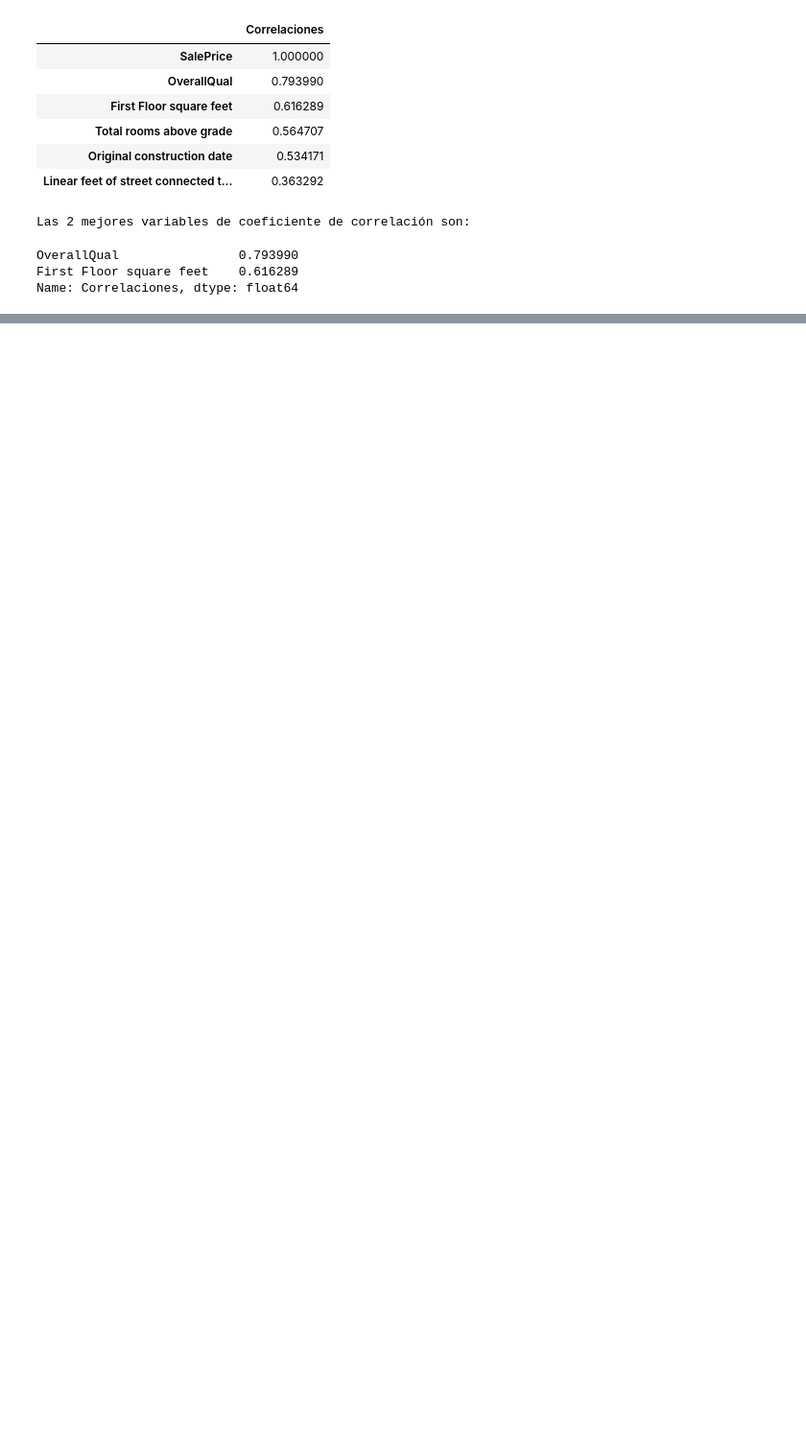
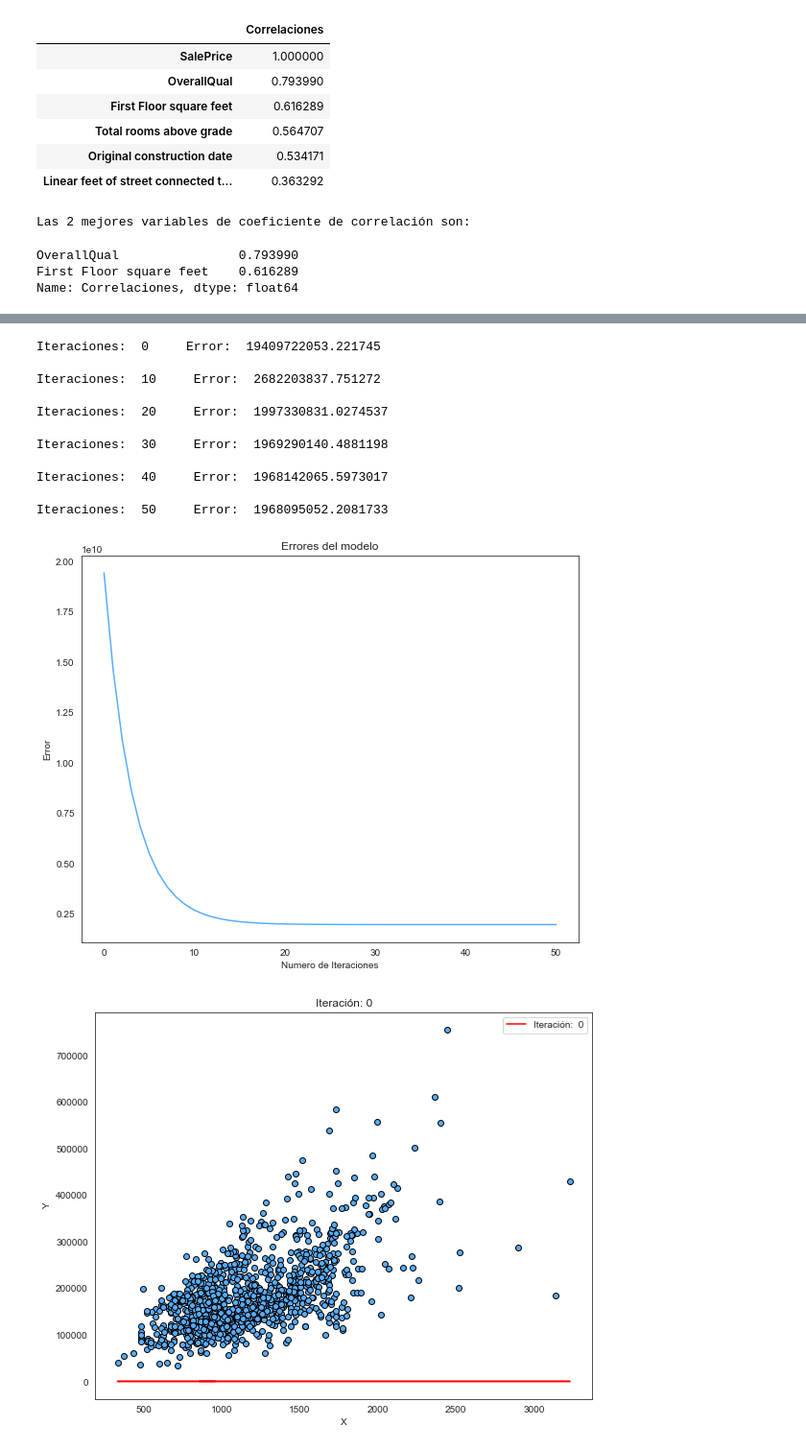
Before and after one commit to eesquivel5/PythonDC, a Jupyter notebook: ProyectoFinal.ipynb, the cells around one changed output, grey strips where cells are left out. Shown at 96% size. Saved outputs shown, nothing was run; the diff lists cells and outputs as text; code cells hidden in the pictures; blank space fills up the shorter version.

```diff
--- a/ProyectoFinal.ipynb
+++ b/ProyectoFinal.ipynb
@@ -238,0 +303,22 @@ Regresion.error(Rerrores)
+# %%
+Epoch = 51
+Imprimir = 10
+Escalar = 0.0000001
+RegresionModelo2 = My_regresion(NPFirst_Floor_square_feet, NPSales, Epoch, Imprimir, Escalar)
+Rmodelos2, Rerrores2 = RegresionModelo2.modelo()
+My_regresion.error(Rerrores2)
+My_regresion.evolucion(Rmodelos2,Imprimir)
+# %% [output]
+Iteraciones:  0     Error:  19409722053.221745
+
+Iteraciones:  10     Error:  2682203837.751272
+
+Iteraciones:  20     Error:  1997330831.0274537
+
+Iteraciones:  30     Error:  1969290140.4881198
+
+Iteraciones:  40     Error:  1968142065.5973017
+
+Iteraciones:  50     Error:  1968095052.2081733
+[figure, added]
+[figure, added]
```
Also changed, not shown: parts of 9 cells of this notebook.
